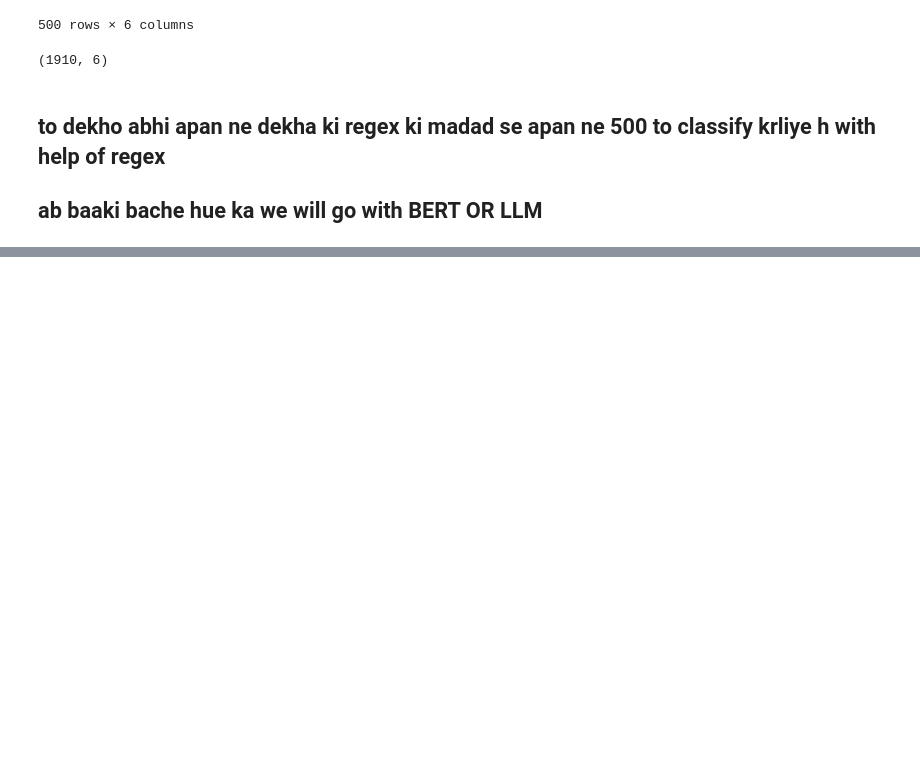
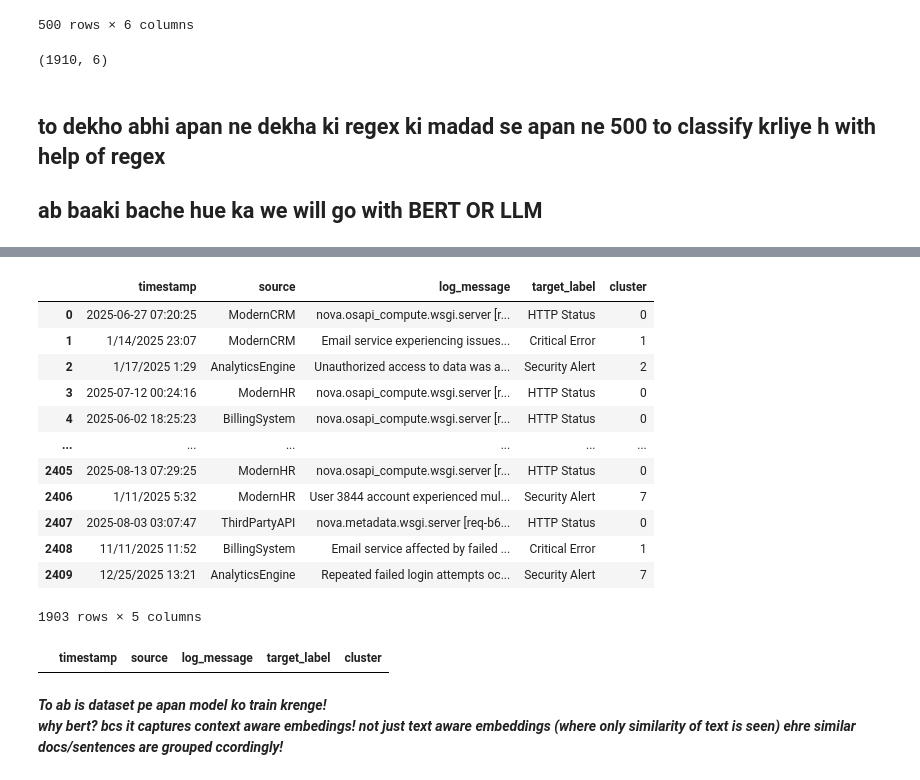
Before and after one commit to 2004khushi/Log_classifier, a Jupyter notebook: training/training.ipynb, the cells around one changed output, grey strips where cells are left out. Saved outputs shown, nothing was run; the diff lists cells and outputs as text; code cells hidden in the pictures; blank space fills up the shorter version.

```diff
--- a/training/training.ipynb
+++ b/training/training.ipynb
@@ -1,8 +1,7 @@
 # %%
 import pandas as pd
 
-df = pd.read_csv('dataset/synthetic_logs (1).csv')
-df.drop(columns=['complexity'], inplace=True)
+df = pd.read_csv('dataset/logsdataset.csv')
 # %%
 df
 # %% [output]
@@ -278,0 +294,4 @@ df_non_regex.shape
+# %%
+to_be_removed = df_non_regex[(df_non_regex['target_label'] == 'Workflow Error') |
+                            (df_non_regex['target_label'] == 'Deprecation Warning')]
+to_be_removed
@@ -278,0 +307,25 @@ df_non_regex.shape
+# %%
+df_bert = df_non_regex.drop(to_be_removed.index)
+df_bert.drop(columns=['regex_label'], inplace=True)
+df_bert
+# %% [output]
+|  | timestamp | source | log_message | target_label | cluster |
+| 0 | 2025-06-27 07:20:25 | ModernCRM | nova.osapi_compute.wsgi.server [r... | HTTP Status | 0 |
+| 1 | 1/14/2025 23:07 | ModernCRM | Email service experiencing issues... | Critical Error | 1 |
+| 2 | 1/17/2025 1:29 | AnalyticsEngine | Unauthorized access to data was a... | Security Alert | 2 |
+| 3 | 2025-07-12 00:24:16 | ModernHR | nova.osapi_compute.wsgi.server [r... | HTTP Status | 0 |
+| 4 | 2025-06-02 18:25:23 | BillingSystem | nova.osapi_compute.wsgi.server [r... | HTTP Status | 0 |
+| ... | ... | ... | ... | ... | ... |
+| 2405 | 2025-08-13 07:29:25 | ModernHR | nova.osapi_compute.wsgi.server [r... | HTTP Status | 0 |
+| 2406 | 1/11/2025 5:32 | ModernHR | User 3844 account experienced mul... | Security Alert | 7 |
+| 2407 | 2025-08-03 03:07:47 | ThirdPartyAPI | nova.metadata.wsgi.server [req-b6... | HTTP Status | 0 |
+| 2408 | 11/11/2025 11:52 | BillingSystem | Email service affected by failed ... | Critical Error | 1 |
+| 2409 | 12/25/2025 13:21 | AnalyticsEngine | Repeated failed login attempts oc... | Security Alert | 7 |
+1903 rows × 5 columns
+# %%
+df_bert[df_bert['source'] == 'LegacyCRM']
+# %% [output]
+|  | timestamp | source | log_message | target_label | cluster |
+# %% [markdown]
+***To ab is dataset pe apan model ko train krenge!*** <br />
+***why bert? bcs it captures context aware embedings! not just text aware embeddings (where only similarity of text is seen) ehre similar docs/sentences are grouped ccordingly!***
```
Also changed, not shown: parts of 30 cells of this notebook, 8 other files.
